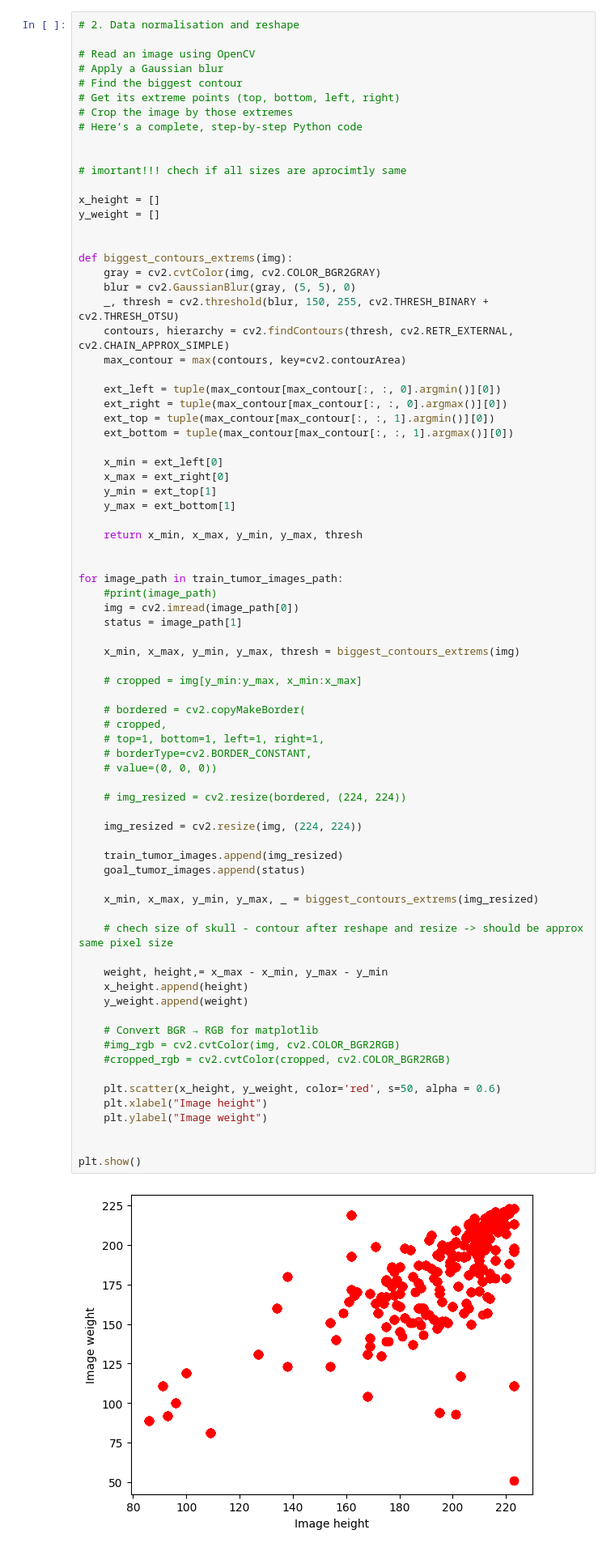
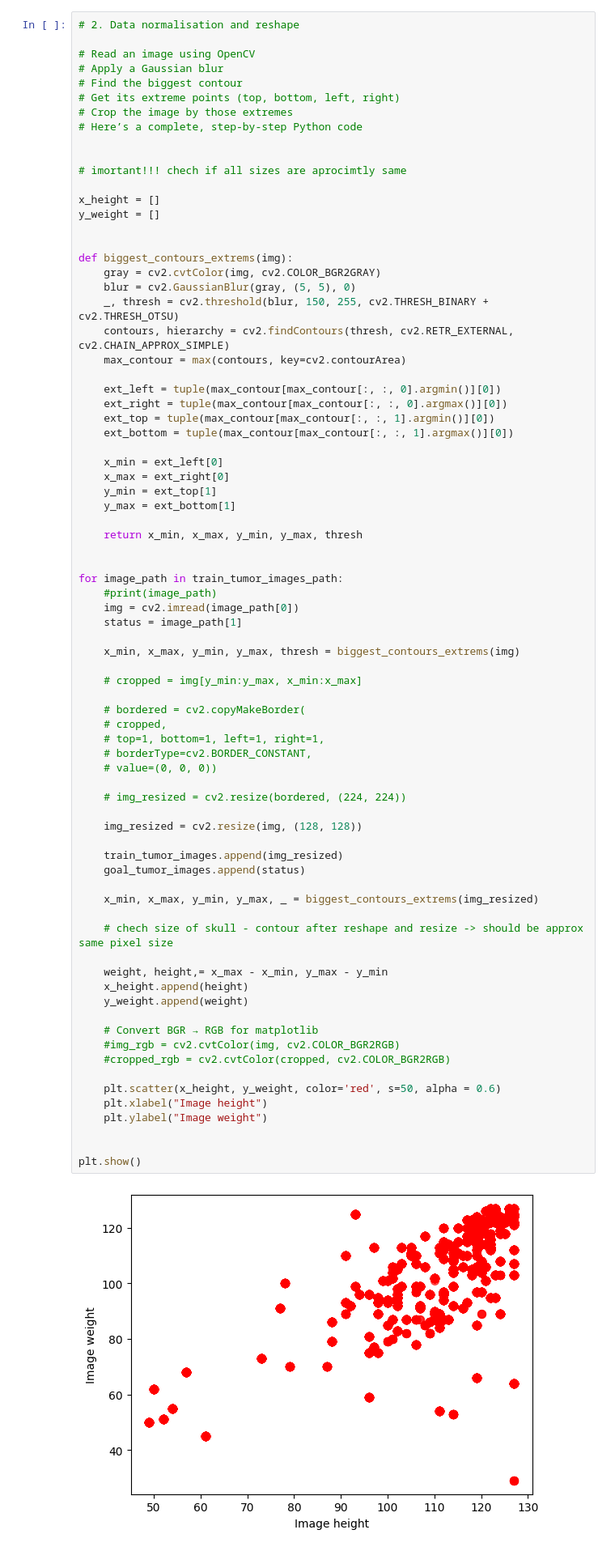
Before and after one commit to DenysZakharovGH/Brain-Tumor-Detection-v1.0-CNN, a Jupyter notebook: Untitled.ipynb, the cells around one changed output. Shown at 81% size. Cells and saved outputs as stored; diff of their text form.

```diff
--- a/Untitled.ipynb
+++ b/Untitled.ipynb
@@ -139,35 +142,35 @@ for image_path in train_tumor_images_path:
     # cropped,
     # top=1, bottom=1, left=1, right=1,
     # borderType=cv2.BORDER_CONSTANT,
     # value=(0, 0, 0))
 
     # img_resized = cv2.resize(bordered, (224, 224))
 
-    img_resized = cv2.resize(img, (224, 224))
+    img_resized = cv2.resize(img, (128, 128))
 
     train_tumor_images.append(img_resized)
     goal_tumor_images.append(status)
 
     x_min, x_max, y_min, y_max, _ = biggest_contours_extrems(img_resized)
 
     # chech size of skull - contour after reshape and resize -> should be approx same pixel size
 
     weight, height,= x_max - x_min, y_max - y_min
     x_height.append(height)
     y_weight.append(weight)
 
     # Convert BGR → RGB for matplotlib
     #img_rgb = cv2.cvtColor(img, cv2.COLOR_BGR2RGB)
     #cropped_rgb = cv2.cvtColor(cropped, cv2.COLOR_BGR2RGB)
 
     plt.scatter(x_height, y_weight, color='red', s=50, alpha = 0.6)
     plt.xlabel("Image height")
     plt.ylabel("Image weight")
 
 
 plt.show()
 # %% [output]
-[figure, old version]
+[figure, new version]
 # %%
 train_tumor_images_pure = np.array([train_tumor_images]).T
 goal_tumor_images_pure = np.array(goal_tumor_images)
```
Also changed, not shown: parts of 11 cells of this notebook.
